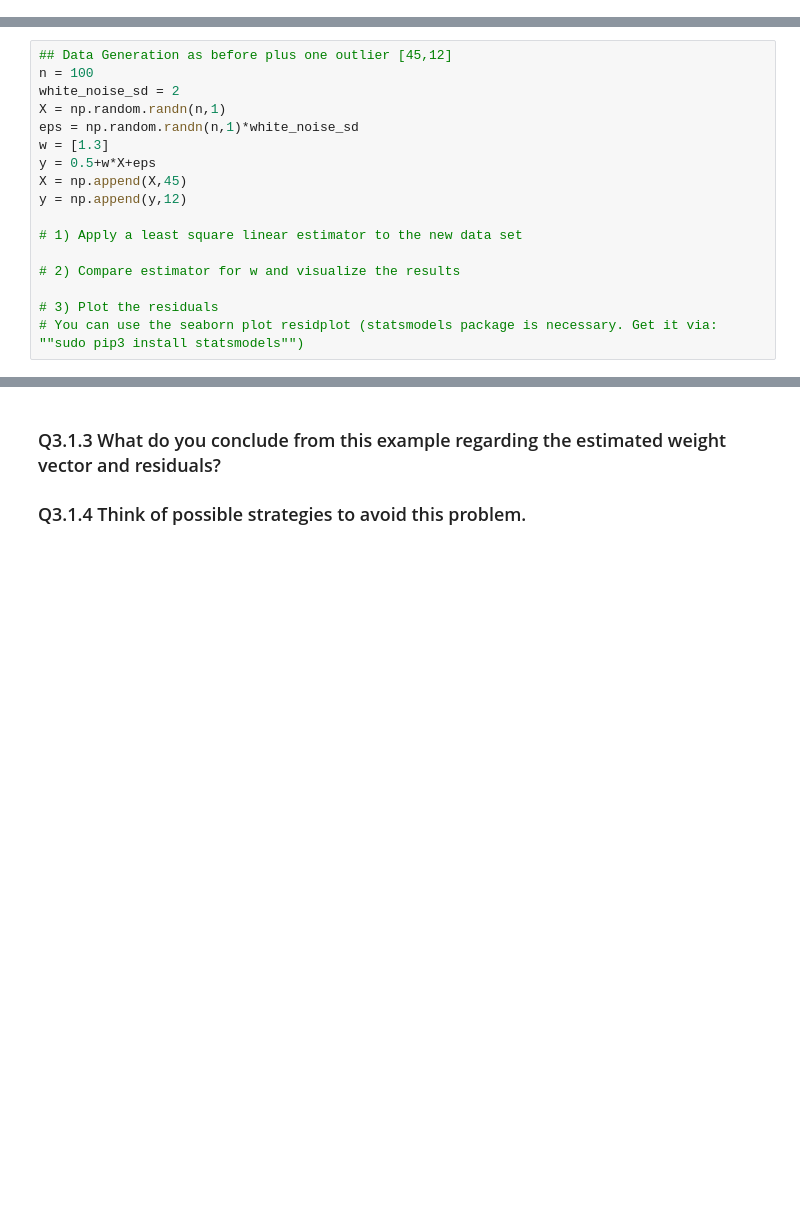
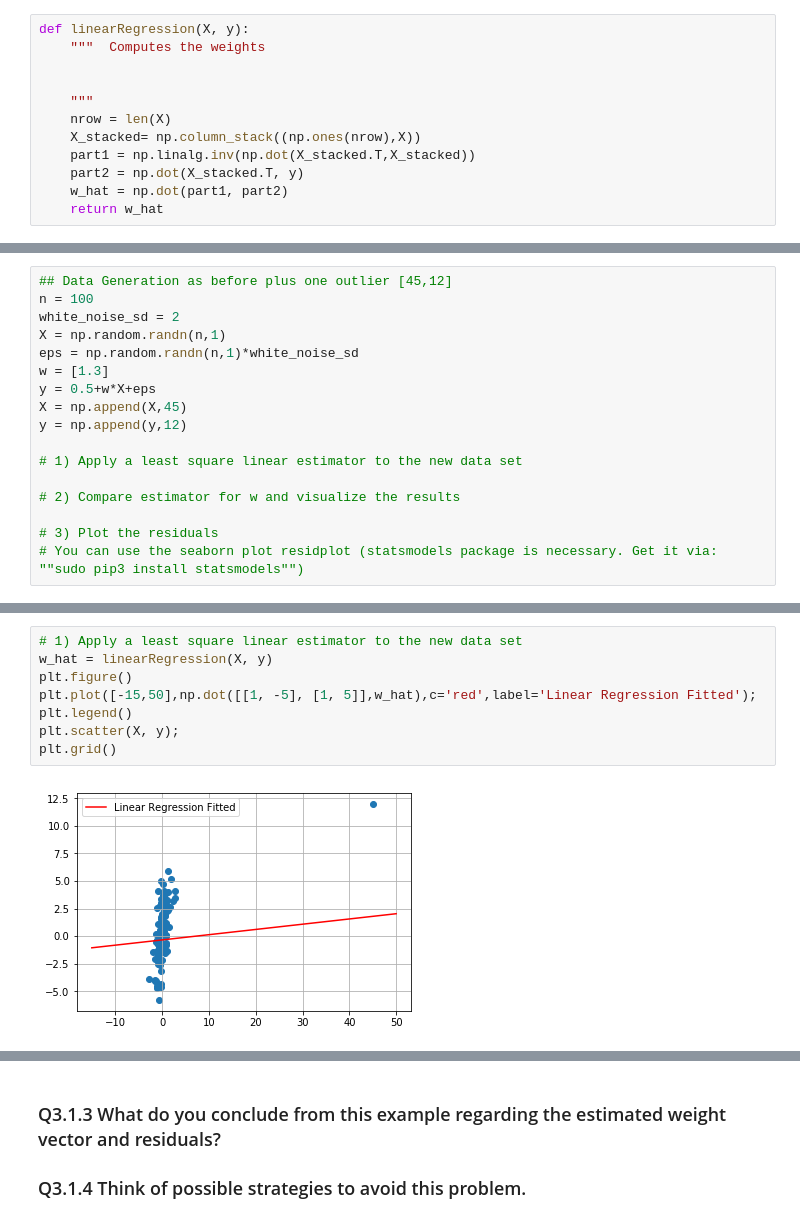
Before and after one commit to ChrisProgramming2018/machineLearning, a Jupyter notebook: 2.LinearRegression/3.1 Least Square Linear Regression.ipynb, the cells around one changed output, grey strips where cells are left out. Cells and saved outputs as stored; diff of their text form; blank space fills up the shorter version.

```diff
--- a/2.LinearRegression/3.1 Least Square Linear Regression.ipynb
+++ b/2.LinearRegression/3.1 Least Square Linear Regression.ipynb
@@ -91,6 +91,18 @@ w_hat
 # %% [output]
 array([[0.7362744 ],
        [1.20351189]])
+# %%
+def linearRegression(X, y):
+    """  Computes the weights
+
+
+    """
+    nrow = len(X)
+    X_stacked= np.column_stack((np.ones(nrow),X))
+    part1 = np.linalg.inv(np.dot(X_stacked.T,X_stacked))
+    part2 = np.dot(X_stacked.T, y)
+    w_hat = np.dot(part1, part2)
+    return w_hat
 # %%
 print("The estimator intercept is %.2f and the estimated slope is %.2f." % (w_hat[0],w_hat[1]))
 
@@ -202,0 +265,10 @@ y = np.append(y,12)
+# %%
+# 1) Apply a least square linear estimator to the new data set
+w_hat = linearRegression(X, y)
+plt.figure()
+plt.plot([-15,50],np.dot([[1, -5], [1, 5]],w_hat),c='red',label='Linear Regression Fitted');
+plt.legend()
+plt.scatter(X, y);
+plt.grid()
+# %% [output]
+[figure, added]
```
Also changed, not shown: parts of 11 cells of this notebook.
